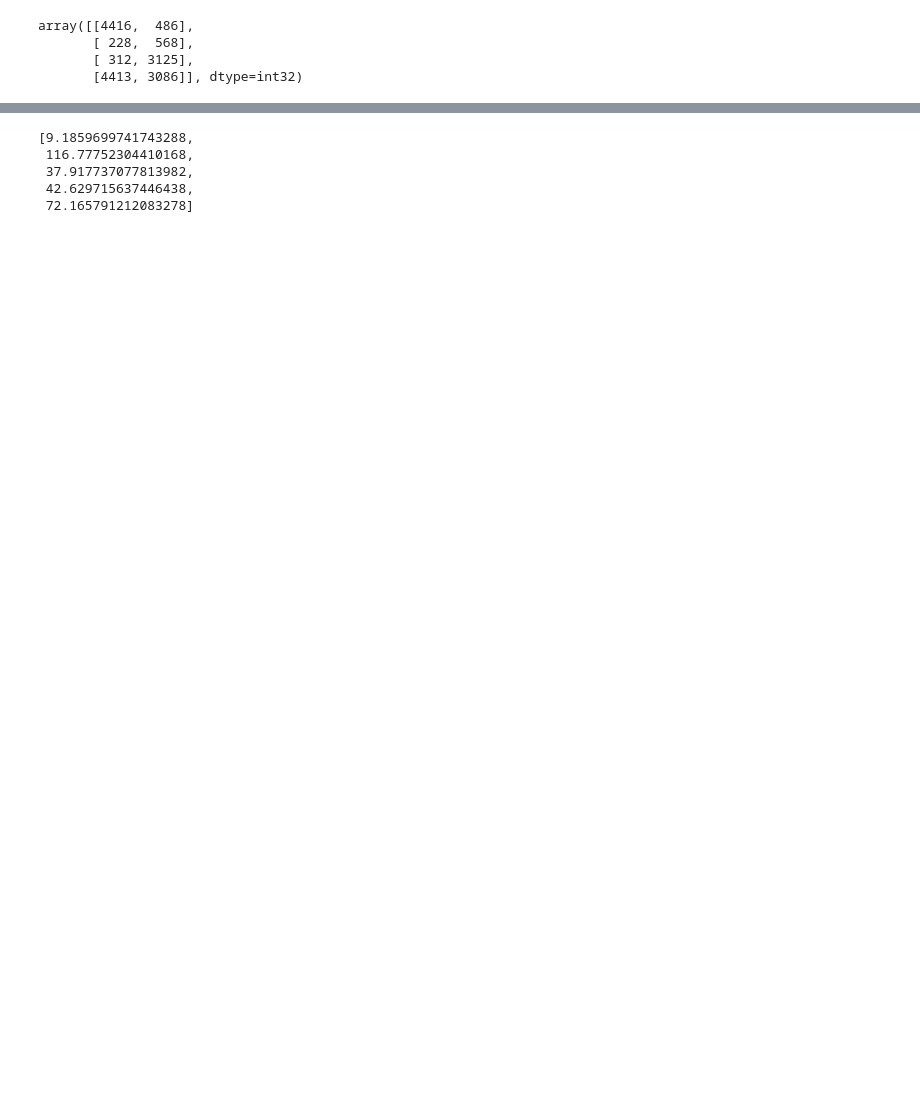
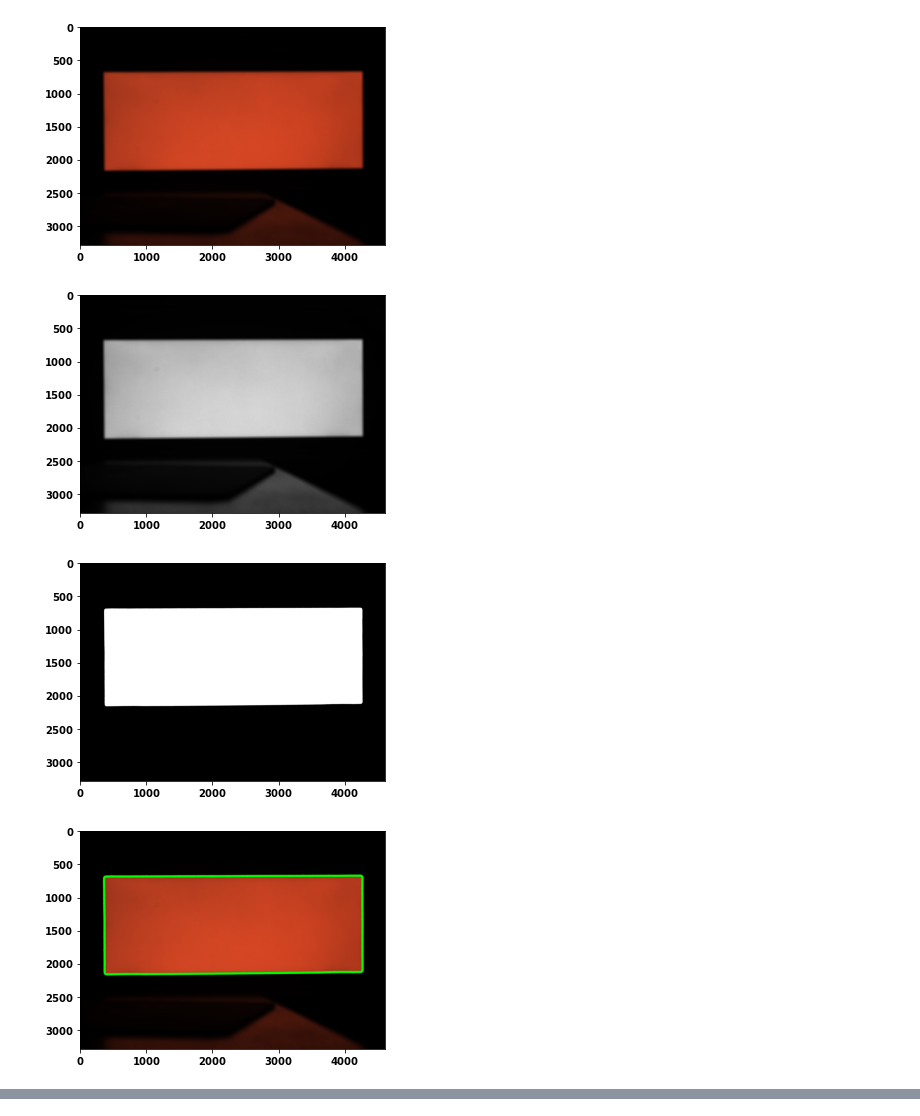
Before and after one commit to CCXXXI/screen-checker, a Jupyter notebook: example.ipynb, the cells around one changed output, grey strips where cells are left out. Cells and saved outputs as stored; diff of their text form; code cells hidden in the pictures; blank space fills up the shorter version.

```diff
--- a/example.ipynb
+++ b/example.ipynb
@@ -5,9 +8,8 @@ from main import Color, find_screen, check_screen
 # %%
-photo = cv2.imread("./resources/white 0.jpg")
-corners = find_screen(photo, Color.WHITE)
-corners
+photo = cv2.imread("./resources/red/0.png")
+corners = find_screen(photo, Color.RED)
 # %% [output]
-array([[4416,  486],
-       [ 228,  568],
-       [ 312, 3125],
-       [4413, 3086]], dtype=int32)
+[figure, added]
+[figure, added]
+[figure, added]
+[figure, added]
@@ -14,14 +17,0 @@ array([[4416,  486],
-# %%
-[
-    check_screen(photo, Color.WHITE, corners),
-    check_screen(photo, Color.BLACK, corners),
-    check_screen(photo, Color.RED, corners),
-    check_screen(photo, Color.GREEN, corners),
-    check_screen(photo, Color.BLUE, corners),
-]
-# %% [output]
-[9.1859699741743288,
- 116.77752304410168,
- 37.917737077813982,
- 42.629715637446438,
- 72.165791212083278]
```
Also changed, not shown: parts of 3 cells of this notebook.
